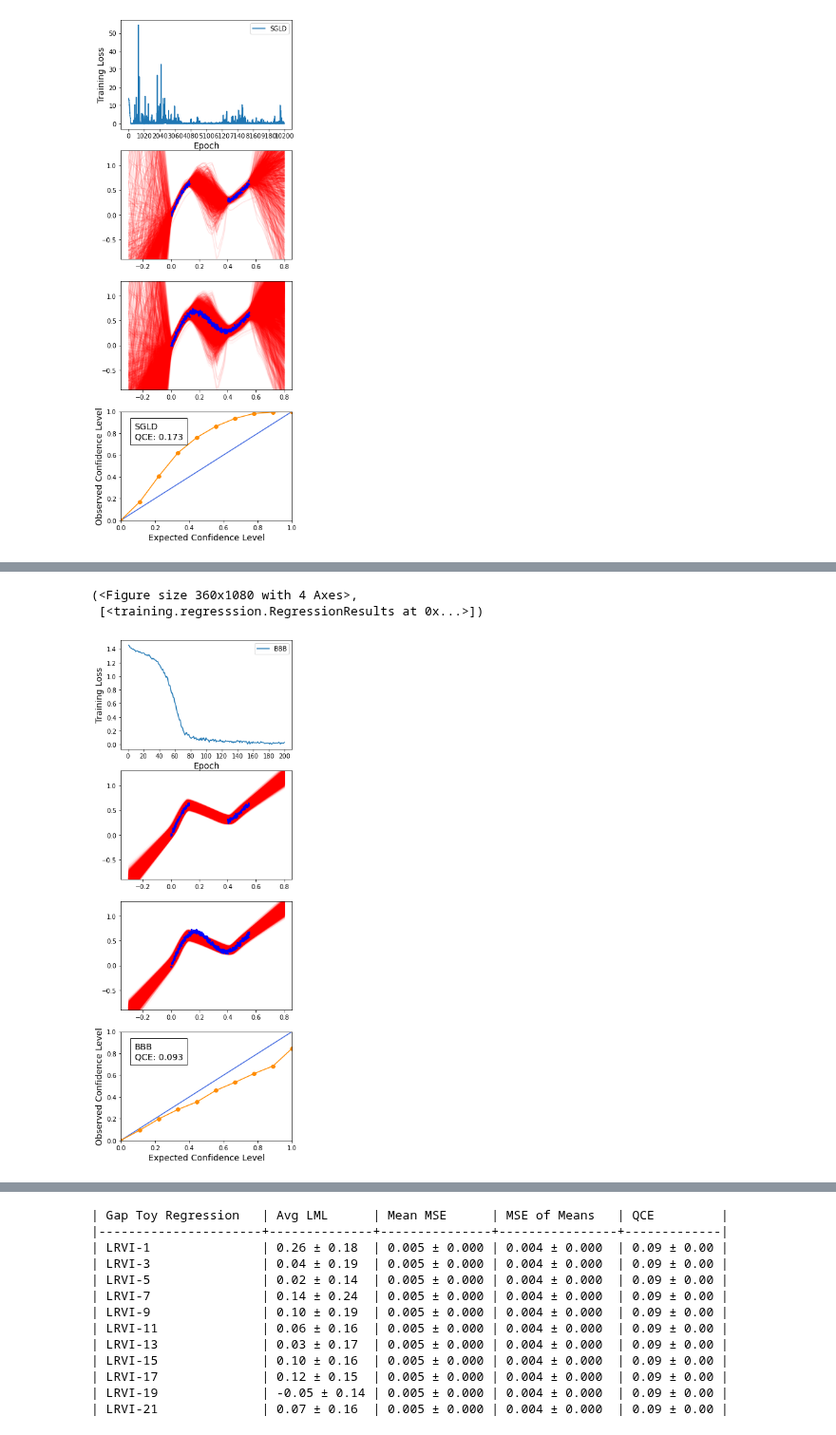
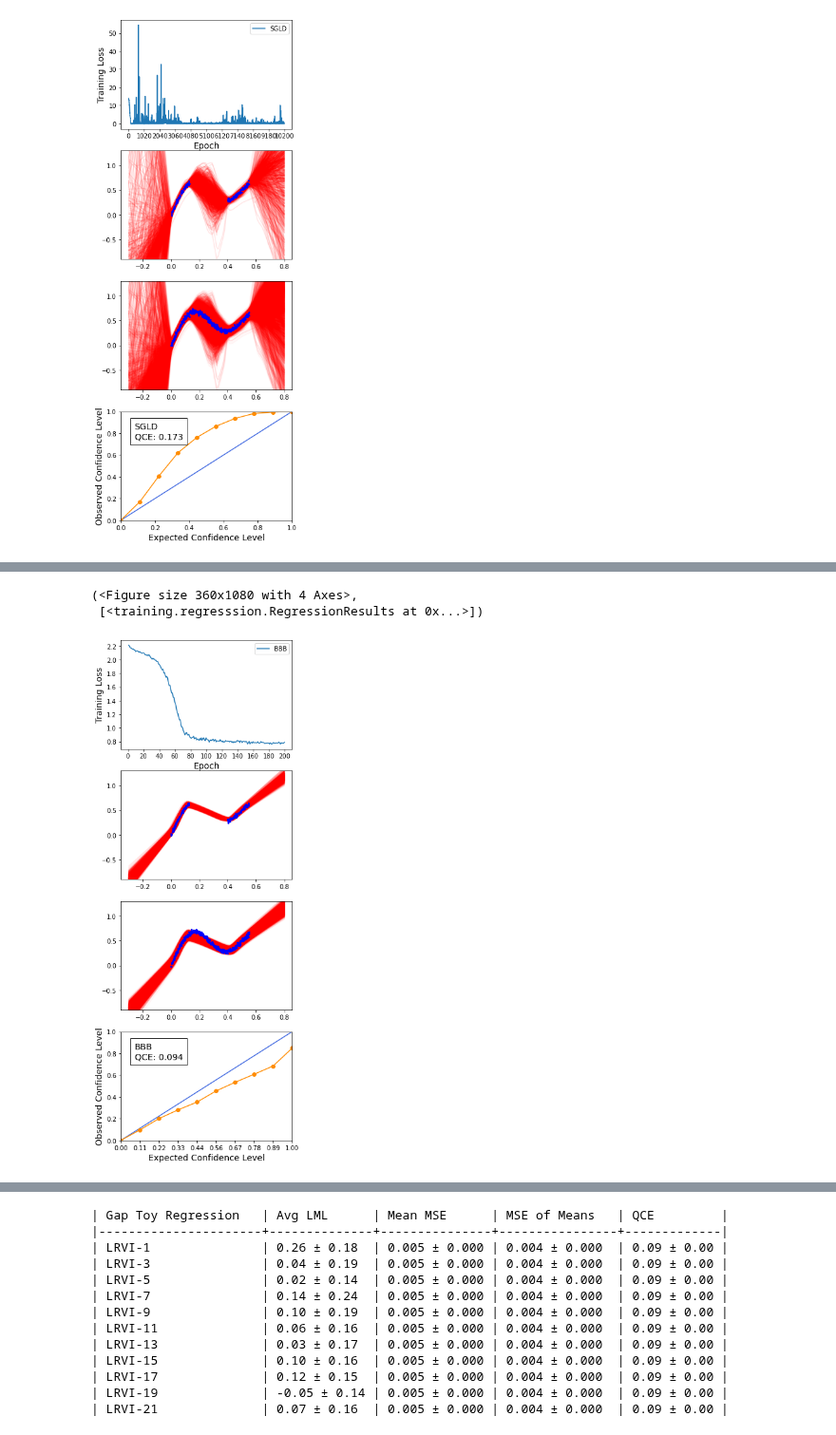
Before and after one commit to Feuermagier/VariationalBayesianDL, a Jupyter notebook: TrigonometricRegression.ipynb, the cells around one changed output, grey strips where cells are left out. Shown at 95% size. Cells and saved outputs as stored; diff of their text form; code cells hidden in the pictures.

```diff
--- a/TrigonometricRegression.ipynb
+++ b/TrigonometricRegression.ipynb
@@ -251,10 +251,11 @@ layers = [
     ("relu", ()),
     ("v_fc", (32, 32, bbb_prior, {"rho_init": -3})),
     ("relu", ()),
-    ("v_fc", (32, 1, bbb_prior, {"rho_init": -3}))
+    ("v_fc", (32, 1, bbb_prior, {"rho_init": -3})),
+    ("gauss", (dataset.normalized_noise, False))
 ]
-bbb = wrap(BBBModel(layers), dataset)
-bbb.train_model(200, sgd(lr=0.001), "mean", trainloader, 20, device, report_every_epochs=20, kl_rescaling=0.5,  mc_samples=2)
+bbb = BBBModel(layers)
+bbb.train_model(200, nll_loss, sgd(lr=0.001), trainloader, 20, device, report_every_epochs=20, kl_rescaling=1,  mc_samples=2)
 
 plot_grid(dataset, testset, [("BBB", bbb, 1000)], device, plot_ground_truth=False)
 # %% [output]
@@ -273,5 +274,5 @@ Test LML (BBB): -0.1894780546426773
 (<Figure size 360x1080 with 4 Axes>,
  [<training.regresssion.RegressionResults at 0x...>])
-[figure, old version]
+[figure, new version]
 # %%
 result = torch.tensor([])
```
Also changed, not shown: parts of 2 cells of this notebook, 7 other files.
